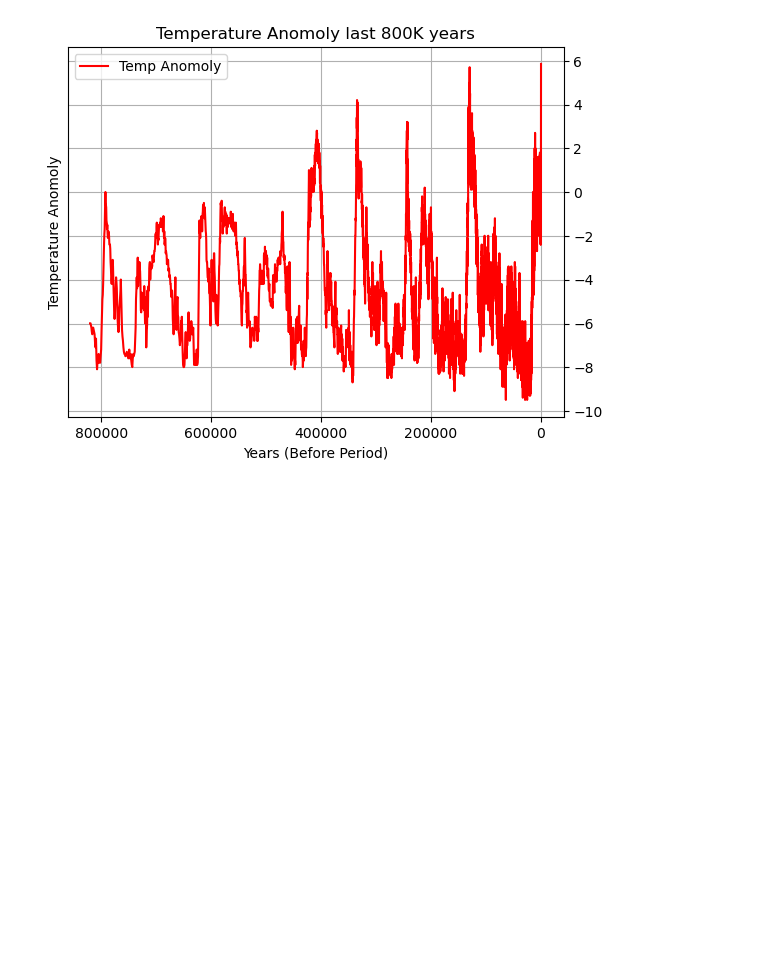
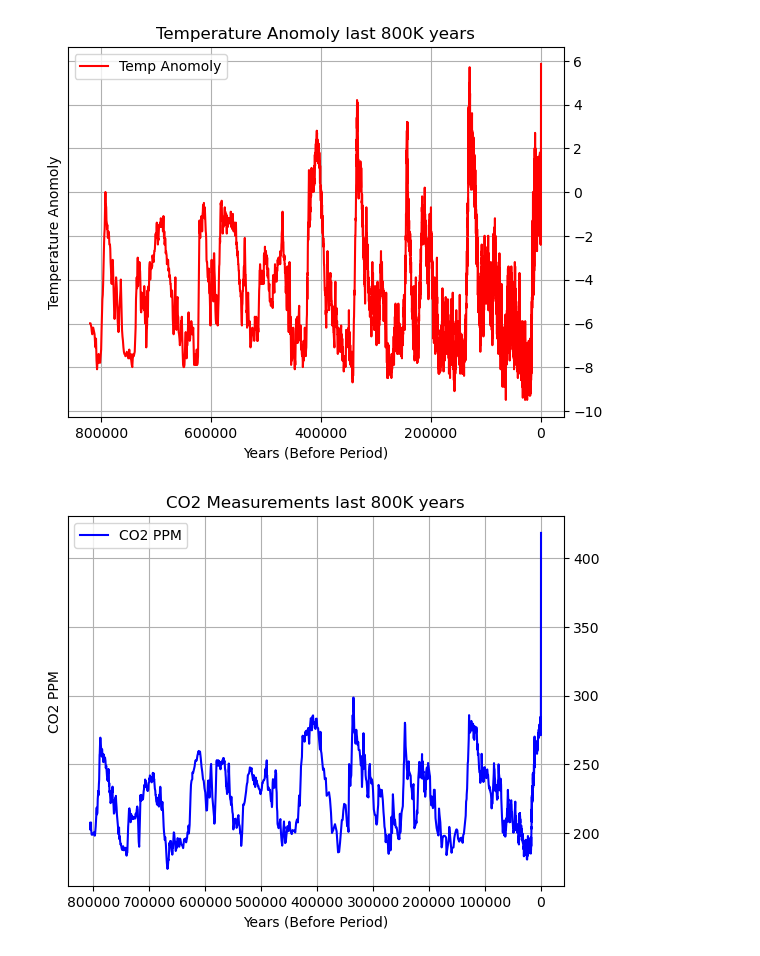
Before and after one commit to AudeAllen/PDA_Project2, a Jupyter notebook: PDA_Project2.ipynb, the cells around one changed output. Saved outputs shown, nothing was run; the diff lists cells and outputs as text; code cells hidden in the pictures; blank space fills up the shorter version.

Commit message:
Creation of CO2 graph

```diff
--- a/PDA_Project2.ipynb
+++ b/PDA_Project2.ipynb
@@ -403,3 +418,43 @@ plt.savefig('Images/Temperature Anomoly.png') # Save to PNG file
 plt.show()
 # %% [output]
 [figure]
+# %%
+### Read in two datafiles
+
+# Firstly we are going to look at both of the files
+
+# I am going to firstly plot the CO2 data
+
+import numpy as np
+import pandas as pd
+import matplotlib.pyplot as plt
+import seaborn as sns
+
+
+# Read in First CSV file - Temperature file
+
+TemperatureData  = pd.read_csv('FinalData/CO2 Data IPCC Report.csv')
+
+fig, ax = plt.subplots()
+
+
+
+
+# I also want to invert the x-axis
+
+# Years (BP) - Where period is 1950
+
+TemperatureData.plot(x="Year", y="CO2", ax=ax, label='CO2 PPM',color='blue')
+
+# I also want to invert the x-axis
+
+ax.invert_xaxis()
+ax.yaxis.tick_right()
+plt.title("CO2 Measurements last 800K years")
+plt.xlabel("Years (Before Period)")
+plt.ylabel("CO2 PPM")
+plt.grid(True)
+plt.savefig('Images/CO2.png') # Save to PNG file
+plt.show()
+# %% [output]
+[figure, added]
```
Also changed, not shown: parts of 2 cells of this notebook, 2 other files.
